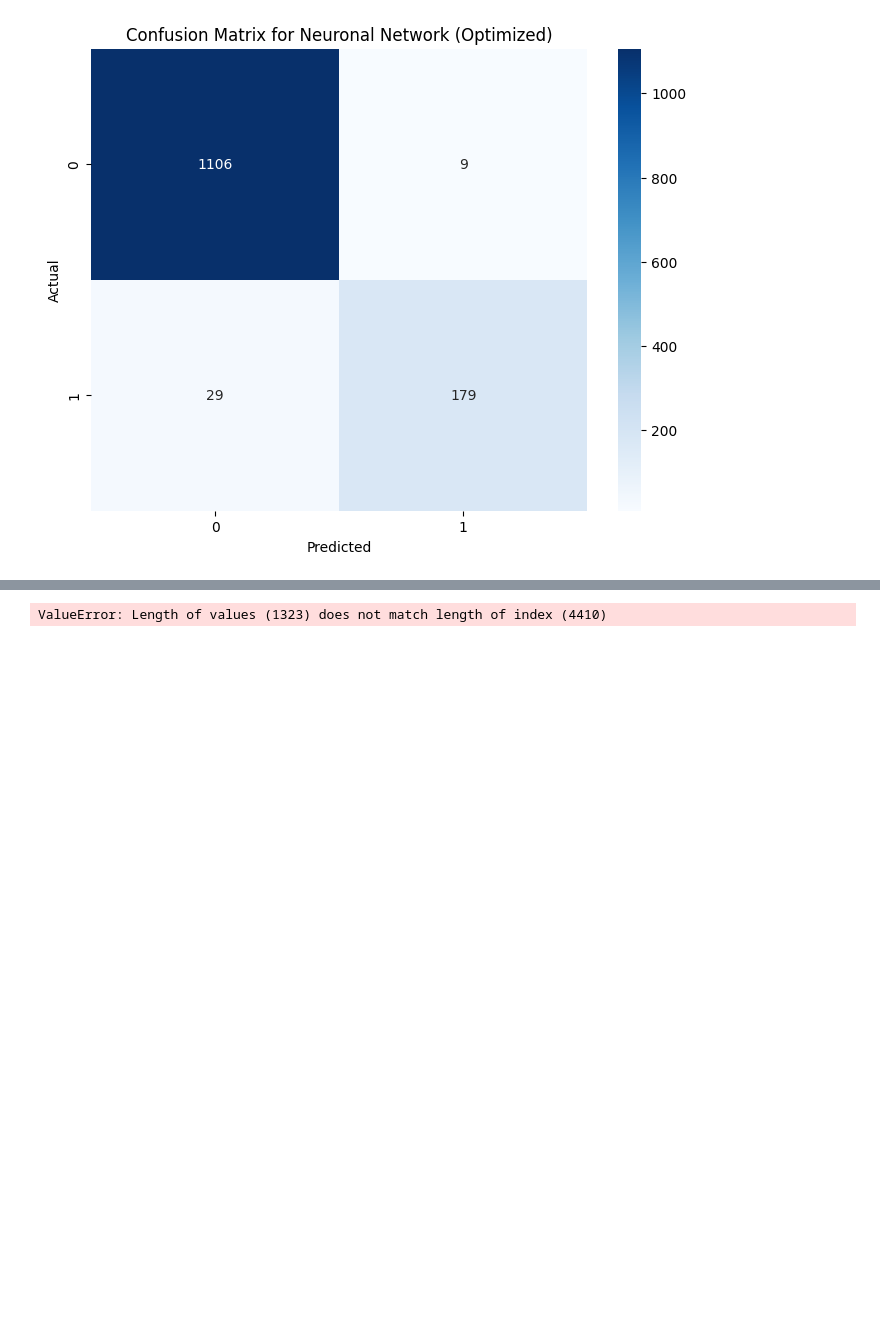
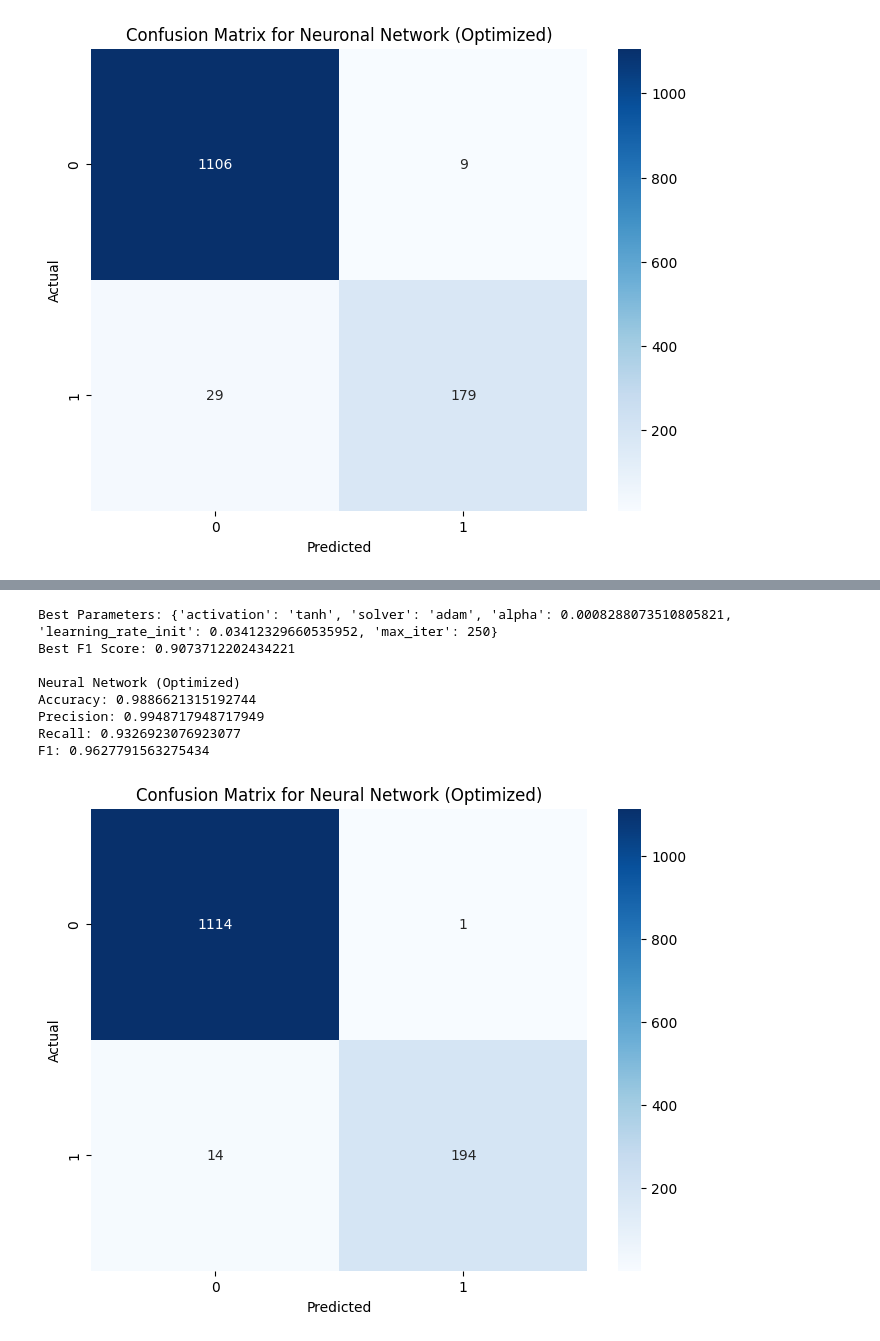
Before and after one commit to MaxMax6767/AI-Project, a Jupyter notebook: main non Ethic.ipynb, the cells around one changed output, grey strips where cells are left out. Drawn from its saved outputs; the diff is of its cells as text; code cells hidden in the pictures; blank space fills up the shorter version.

Commit message:
optimize for neuronal network non-ethic

```diff
--- a/main non Ethic.ipynb
+++ b/main non Ethic.ipynb
@@ -911,32 +911,54 @@ Recall: 0.8605769230769231
 F1: 0.9040404040404041
 [figure]
 # %%
-import pandas as pd
-import matplotlib.pyplot as plt
+def objective(trial):
+    # Define the search space for the hyperparameter
+    activation = trial.suggest_categorical("activation", ["identity", "logistic", "tanh", "relu"])
+    solver = trial.suggest_categorical("solver", ["adam", "lbfgs", "sgd"])
+    alpha = trial.suggest_float("alpha", 1e-5, 1e-2, log=True)
+    learning_rate_init = trial.suggest_float("learning_rate_init", 1e-4, 1e-1, log=True)
+    max_iter = trial.suggest_int("max_iter", 200, 500, step=50)
 
-# Supposons que votre DataFrame initial est appelé 'data'
-# Il contient les colonnes 'EmployeeID', 'JobRole', et les données utilisées pour l'entraînement
-# Les prédictions sont dans forest_optimized_pred (array de 0 et 1)
-print(len(forest_optimized_pred))
-# Ajouter les prédictions au DataFrame
-data['PredictedAttrition'] = forest_optimized_pred
+    # Create the MLPClassifier model with suggested hyperparameters
+    model = MLPClassifier(
+        activation=activation,
+        solver=solver,
+        alpha=alpha,
+        learning_rate_init=learning_rate_init,
+        max_iter=max_iter,
+        random_state=42
+    )
 
-# Filtrer les employés prédits comme quittant l'entreprise
-predicted_leavers = data[data['PredictedAttrition'] == 1]
+    # Evaluate the model using F1 score
+    f1 = cross_val_score(model, X_train, y_train, cv=5, scoring=f1_scorer).mean()  # F1 Macro score
+    return f1
 
-# Compter les départs prédits par rôle
-leavers_by_role = predicted_leavers.groupby('JobRole')['EmployeeID'].count()
+study = optuna.create_study(direction='maximize')
+study.optimize(objective, n_trials=100)
+print("Best Parameters:", study.best_params)
+print("Best F1 Score:", study.best_value)
 
-# Afficher les résultats
-print(leavers_by_role)
+nn_optimized = MLPClassifier(**study.best_params, random_state=rState)
+nn_optimized.fit(X_train, y_train)
+nn_optimized_pred = nn_optimized.predict(X_test)
 
-# Visualiser avec un graphique
-plt.figure(figsize=(10, 6))
-leavers_by_role.sort_values().plot(kind='bar', color='salmon')
-plt.title('Nombre de départs prédits par rôle dans l\'entreprise')
-plt.xlabel('Rôle')
-plt.ylabel('Nombre de départs prédits')
-plt.xticks(rotation=45, ha='right')
-plt.tight_layout()
+# Calculate the confusion matrix and scores
+cm = confusion_matrix(y_test, nn_optimized_pred)
+accuracy = accuracy_score(y_test, nn_optimized_pred)
+precision = precision_score(y_test, nn_optimized_pred)
+recall = recall_score(y_test, nn_optimized_pred)
+f1 = f1_score(y_test, nn_optimized_pred)
+
+print(f'\nNeural Network (Optimized)')
+print(f'Accuracy: {accuracy}')
+print(f'Precision: {precision}')
+print(f'Recall: {recall}')
+print(f'F1: {f1}')
+
+plt.figure(figsize=(8, 6))
+sns.heatmap(cm, annot=True, fmt='d', cmap='Blues')
+plt.title('Confusion Matrix for Neural Network (Optimized)')
+plt.xlabel('Predicted')
+plt.ylabel('Actual')
 plt.show()
 # %% [output]
@@ -944 +982,9 @@ plt.show()
-ValueError: Length of values (1323) does not match length of index (4410)
+Best Parameters: {'activation': 'tanh', 'solver': 'adam', 'alpha': 0.0008288073510805821, 'learning_rate_init': 0.03412329660535952, 'max_iter': 250}
+Best F1 Score: 0.9073712202434221
+
+Neural Network (Optimized)
+Accuracy: 0.9886621315192744
+Precision: 0.9948717948717949
+Recall: 0.9326923076923077
+F1: 0.9627791563275434
+[figure, added]
```
Also changed, not shown: parts of 1 cell of this notebook.
